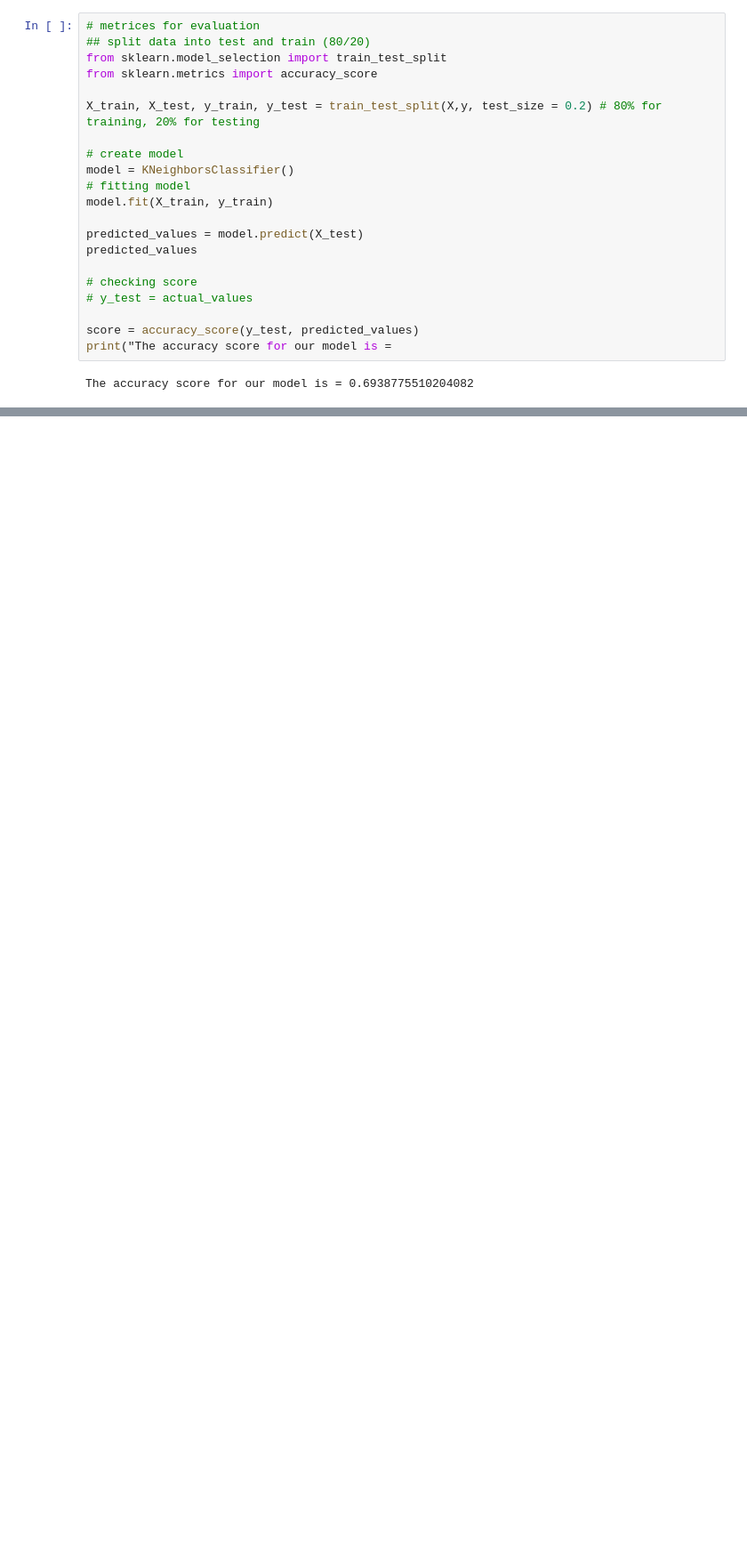
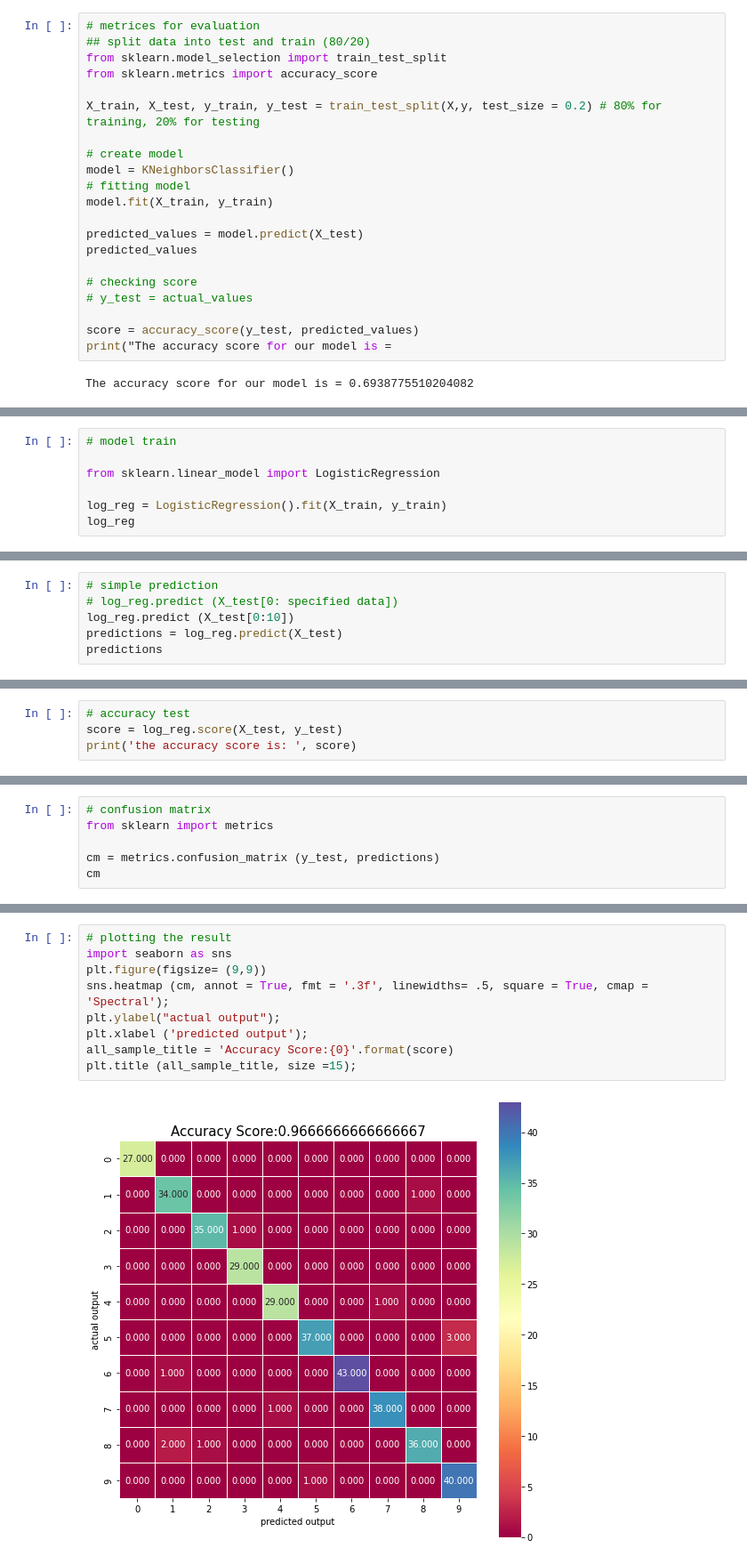
Before and after one commit to dilshad-geol/Data-Science-with-Python, a Jupyter notebook: 00_Everthing_in_Complete_Notebook.ipynb, the cells around one changed output, grey strips where cells are left out. Shown at 89% size. Drawn from its saved outputs; the diff is of its cells as text; blank space fills up the shorter version.

Commit message:
Day 25 (Completed) Hands on Practice Session Logistic Regression

```diff
--- a/00_Everthing_in_Complete_Notebook.ipynb
+++ b/00_Everthing_in_Complete_Notebook.ipynb
@@ -5115,0 +5177,7 @@ The accuracy score for our model is = 0.6938775510204082
+# %%
+# model train
+
+from sklearn.linear_model import LogisticRegression
+
+log_reg = LogisticRegression().fit(X_train, y_train)
+log_reg
@@ -5115,0 +5193,6 @@ The accuracy score for our model is = 0.6938775510204082
+# %%
+# simple prediction
+# log_reg.predict (X_test[0: specified data])
+log_reg.predict (X_test[0:10])
+predictions = log_reg.predict(X_test)
+predictions
@@ -5115,0 +5217,4 @@ The accuracy score for our model is = 0.6938775510204082
+# %%
+# accuracy test
+score = log_reg.score(X_test, y_test)
+print('the accuracy score is: ', score)
@@ -5115,0 +5223,6 @@ The accuracy score for our model is = 0.6938775510204082
+# %%
+# confusion matrix
+from sklearn import metrics
+
+cm = metrics.confusion_matrix (y_test, predictions)
+cm
@@ -5115,0 +5240,11 @@ The accuracy score for our model is = 0.6938775510204082
+# %%
+# plotting the result
+import seaborn as sns
+plt.figure(figsize= (9,9))
+sns.heatmap (cm, annot = True, fmt = '.3f', linewidths= .5, square = True, cmap = 'Spectral');
+plt.ylabel("actual output");
+plt.xlabel ('predicted output');
+all_sample_title = 'Accuracy Score:{0}'.format(score)
+plt.title (all_sample_title, size =15);
+# %% [output]
+[figure, added]
```
Also changed, not shown: parts of 16 cells of this notebook.
